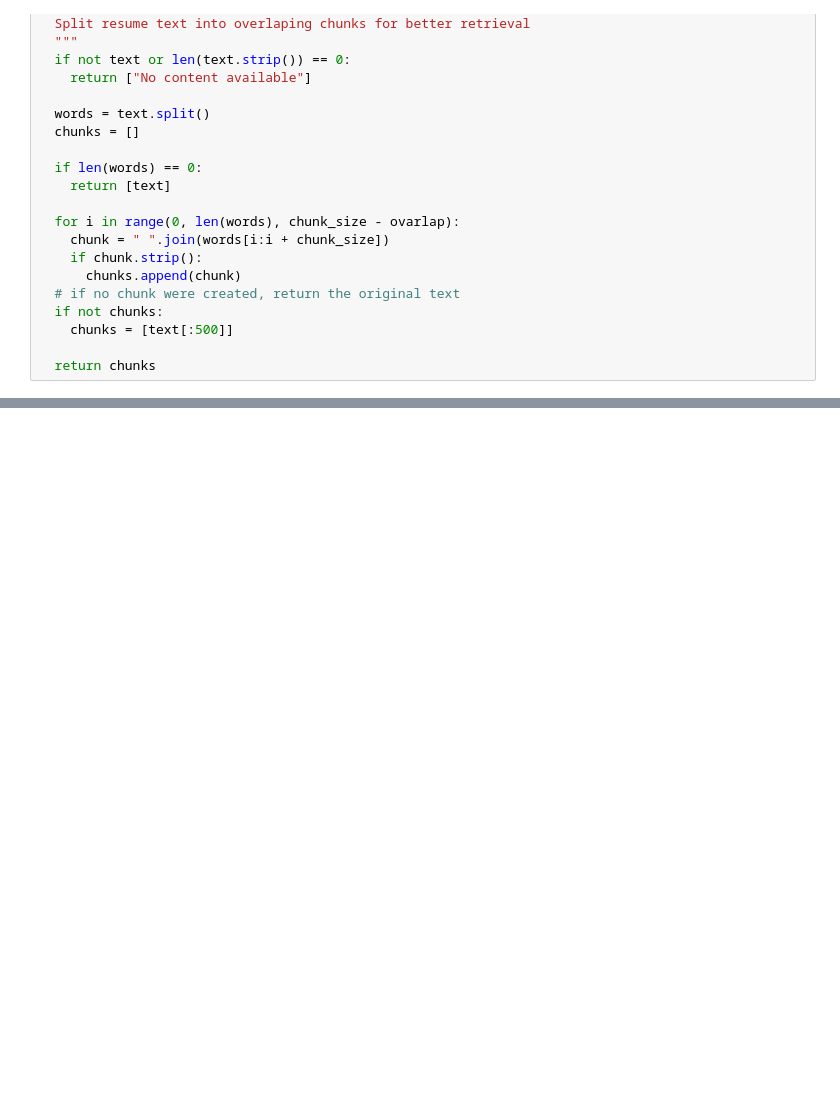
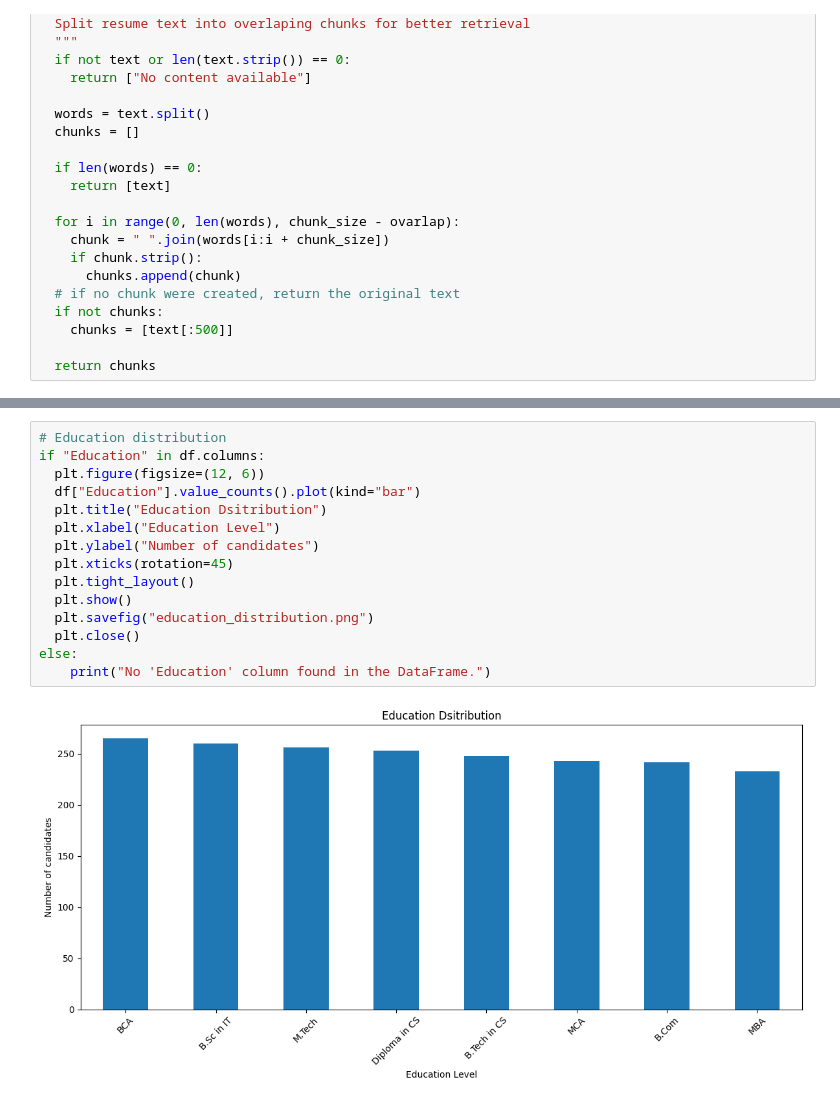
Before and after one commit to FarazTheAnalyst/Data-Scientist-Portfolio, a Jupyter notebook: Resume Screening with RAG + LLM Project /rag_resume_training.ipynb, the cells around one changed output, grey strips where cells are left out. Drawn from its saved outputs; the diff is of its cells as text; blank space fills up the shorter version.

```diff
--- a/Resume Screening with RAG + LLM Project /rag_resume_training.ipynb
+++ b/Resume Screening with RAG + LLM Project /rag_resume_training.ipynb
@@ -201,0 +436,17 @@ Processed 2000 resumes with 2000 total_chunks
+# %%
+# Education distribution
+if "Education" in df.columns:
+  plt.figure(figsize=(12, 6))
+  df["Education"].value_counts().plot(kind="bar")
+  plt.title("Education Dsitribution")
+  plt.xlabel("Education Level")
+  plt.ylabel("Number of candidates")
+  plt.xticks(rotation=45)
+  plt.tight_layout()
+  plt.show()
+  plt.savefig("education_distribution.png")
+  plt.close()
+else:
+    print("No 'Education' column found in the DataFrame.")
+# %% [output]
+[figure, added]
```
Also changed, not shown: parts of 18 cells of this notebook.
